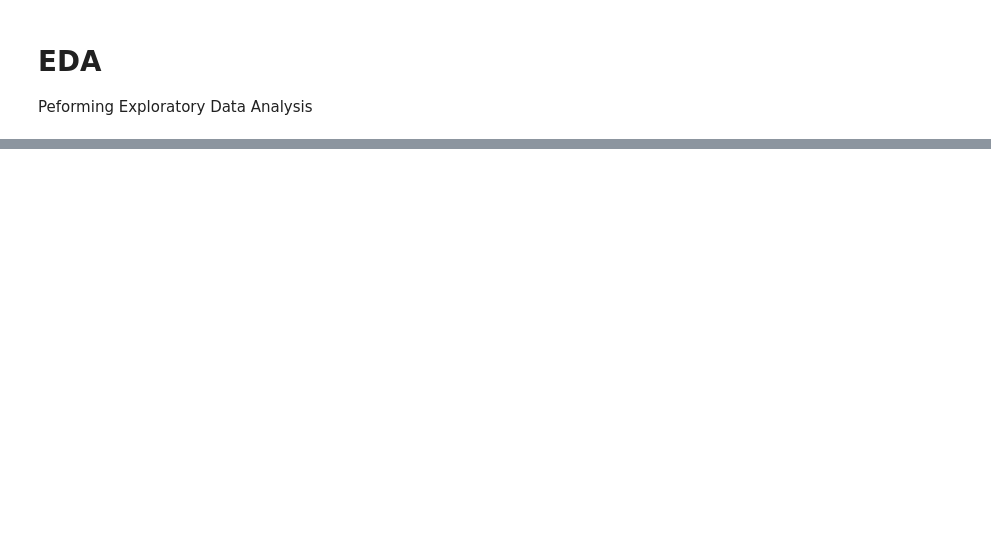
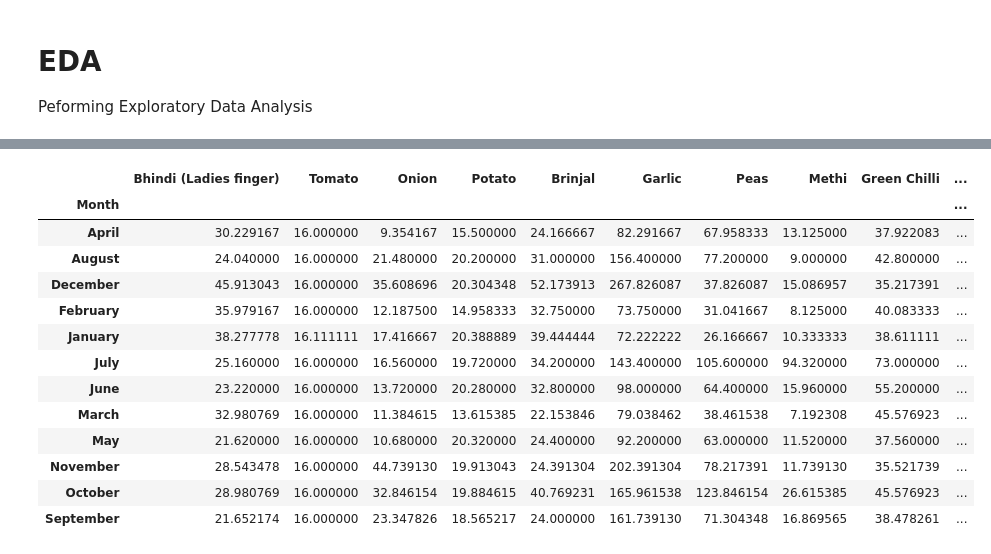
Before and after one commit to VuyiswaN/group5_vegetable_analysis, a Jupyter notebook: vegetable_price_analysis.ipynb, the cells around one changed output, grey strips where cells are left out. Cells and saved outputs as stored; diff of their text form; code cells hidden in the pictures; blank space fills up the shorter version.

Commit message:
Update vegetable_price_analysis.ipynb
EDA mean prices per month

```diff
--- a/vegetable_price_analysis.ipynb
+++ b/vegetable_price_analysis.ipynb
@@ -94,7 +95,6 @@ Green Chilli                2.141107
 Elephant Yam (Suran)        0.930687
 dtype: float64
 # %%
-# Check for duplicates
-df['Dups'] = df.duplicated()
-df
+# checking duplicates
+df.duplicated().sum()
 # %% [output]
@@ -122,4 +101,0 @@ def check_dups(x):
-# %%
-# check for duplicates
-df["Change"] = df['Dups'].apply(check_dups)
-df['Change'].sum()
@@ -128,10 +102,3 @@ df['Change'].sum()
 # %% [markdown]
 # EDA
 Peforming Exploratory Data Analysis
-# %%
-def to_date(x):
-    newdate = dt(x)
-    str_date = newdate.strftime('%Y-%m-%d')
-    return str_date
-
-df['Date'] = df['Price Dates'].apply(to_date)
@@ -167,0 +159,18 @@ df
+# %%
+# Mean prices for each month
+mean_month = df.groupby('Month').mean(numeric_only=True)
+# %% [output]
+|  | Bhindi (Ladies finger) | Tomato | Onion | Potato | Brinjal | Garlic | Peas | Methi | Green Chilli | ... |
+| Month |  |  |  |  |  |  |  |  |  | ... |
+| April | 30.229167 | 16.000000 | 9.354167 | 15.500000 | 24.166667 | 82.291667 | 67.958333 | 13.125000 | 37.922083 | ... |
+| August | 24.040000 | 16.000000 | 21.480000 | 20.200000 | 31.000000 | 156.400000 | 77.200000 | 9.000000 | 42.800000 | ... |
+| December | 45.913043 | 16.000000 | 35.608696 | 20.304348 | 52.173913 | 267.826087 | 37.826087 | 15.086957 | 35.217391 | ... |
+| February | 35.979167 | 16.000000 | 12.187500 | 14.958333 | 32.750000 | 73.750000 | 31.041667 | 8.125000 | 40.083333 | ... |
+| January | 38.277778 | 16.111111 | 17.416667 | 20.388889 | 39.444444 | 72.222222 | 26.166667 | 10.333333 | 38.611111 | ... |
+| July | 25.160000 | 16.000000 | 16.560000 | 19.720000 | 34.200000 | 143.400000 | 105.600000 | 94.320000 | 73.000000 | ... |
+| June | 23.220000 | 16.000000 | 13.720000 | 20.280000 | 32.800000 | 98.000000 | 64.400000 | 15.960000 | 55.200000 | ... |
+| March | 32.980769 | 16.000000 | 11.384615 | 13.615385 | 22.153846 | 79.038462 | 38.461538 | 7.192308 | 45.576923 | ... |
+| May | 21.620000 | 16.000000 | 10.680000 | 20.320000 | 24.400000 | 92.200000 | 63.000000 | 11.520000 | 37.560000 | ... |
+| November | 28.543478 | 16.000000 | 44.739130 | 19.913043 | 24.391304 | 202.391304 | 78.217391 | 11.739130 | 35.521739 | ... |
+| October | 28.980769 | 16.000000 | 32.846154 | 19.884615 | 40.769231 | 165.961538 | 123.846154 | 26.615385 | 45.576923 | ... |
+| September | 21.652174 | 16.000000 | 23.347826 | 18.565217 | 24.000000 | 161.739130 | 71.304348 | 16.869565 | 38.478261 | ... |
```
Also changed, not shown: parts of 8 cells of this notebook.
